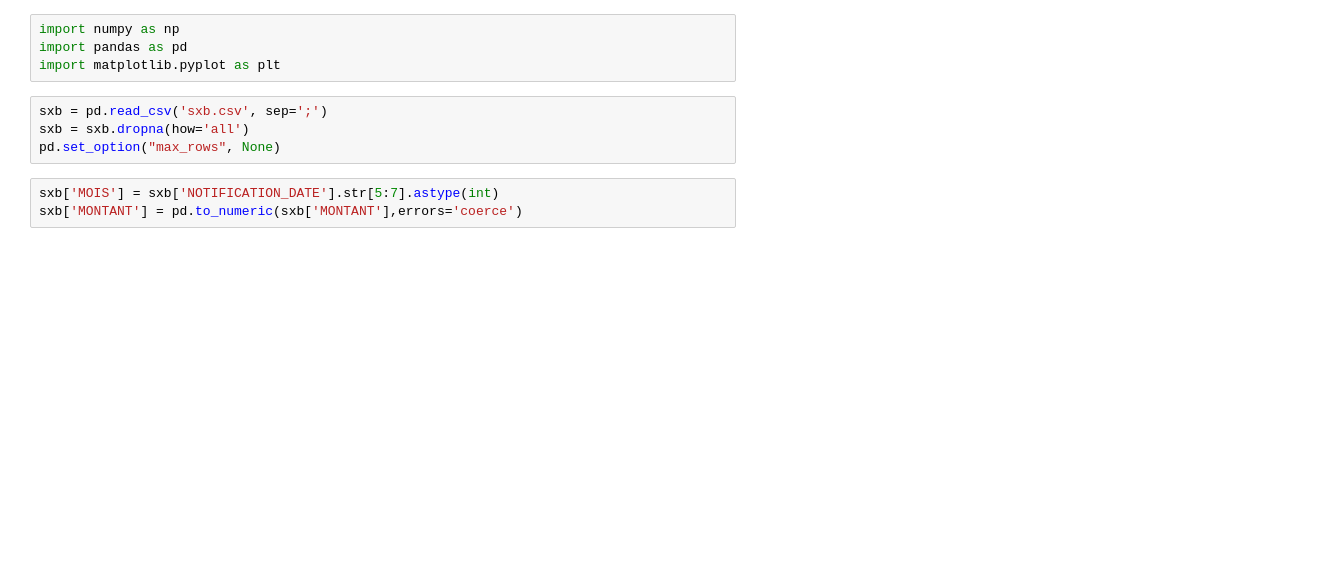
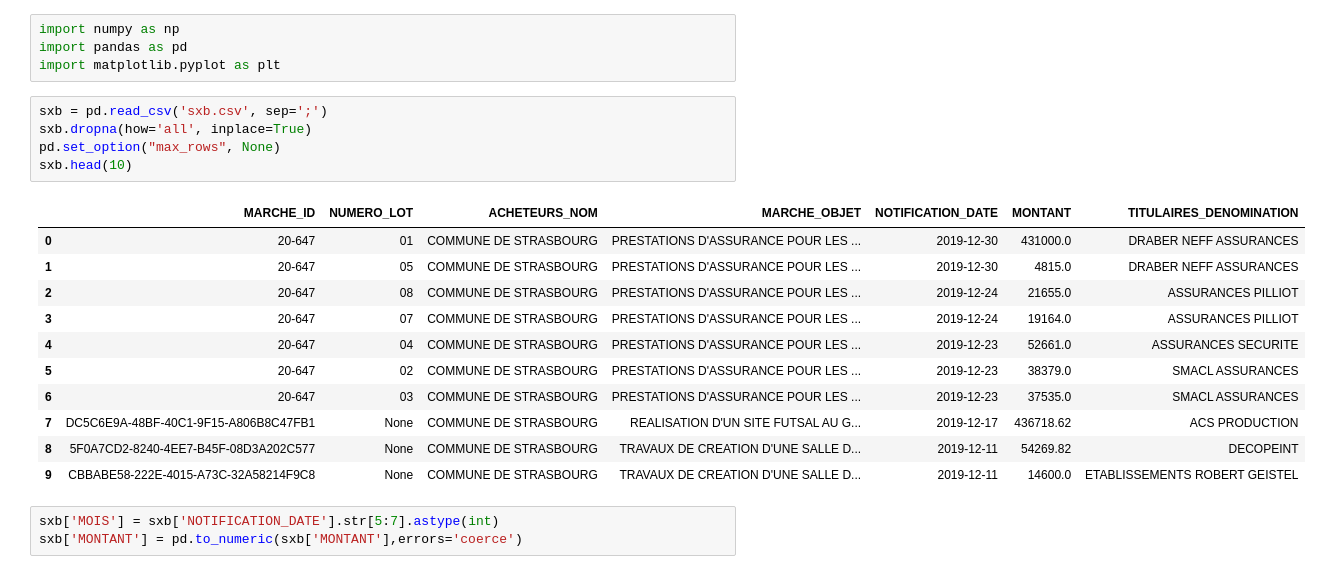
Before and after one commit to alexisskodak/Strasbourg-City-Expenses, a Jupyter notebook: achatsCommuneDeStrasbourg.ipynb, the cells around one changed output. Drawn from its saved outputs; the diff is of its cells as text; blank space fills up the shorter version.

```diff
--- a/achatsCommuneDeStrasbourg.ipynb
+++ b/achatsCommuneDeStrasbourg.ipynb
@@ -4,8 +4,21 @@ import pandas as pd
 import matplotlib.pyplot as plt
 # %%
 sxb = pd.read_csv('sxb.csv', sep=';')
-sxb = sxb.dropna(how='all')
+sxb.dropna(how='all', inplace=True)
 pd.set_option("max_rows", None)
+sxb.head(10)
+# %% [output]
+|  | MARCHE_ID | NUMERO_LOT | ACHETEURS_NOM | MARCHE_OBJET | NOTIFICATION_DATE | MONTANT | TITULAIRES_DENOMINATION |
+| 0 | 20-647 | 01 | COMMUNE DE STRASBOURG | PRESTATIONS D'ASSURANCE POUR LES ... | 2019-12-30 | 431000.0 | DRABER NEFF ASSURANCES |
+| 1 | 20-647 | 05 | COMMUNE DE STRASBOURG | PRESTATIONS D'ASSURANCE POUR LES ... | 2019-12-30 | 4815.0 | DRABER NEFF ASSURANCES |
+| 2 | 20-647 | 08 | COMMUNE DE STRASBOURG | PRESTATIONS D'ASSURANCE POUR LES ... | 2019-12-24 | 21655.0 | ASSURANCES PILLIOT |
+| 3 | 20-647 | 07 | COMMUNE DE STRASBOURG | PRESTATIONS D'ASSURANCE POUR LES ... | 2019-12-24 | 19164.0 | ASSURANCES PILLIOT |
+| 4 | 20-647 | 04 | COMMUNE DE STRASBOURG | PRESTATIONS D'ASSURANCE POUR LES ... | 2019-12-23 | 52661.0 | ASSURANCES SECURITE |
+| 5 | 20-647 | 02 | COMMUNE DE STRASBOURG | PRESTATIONS D'ASSURANCE POUR LES ... | 2019-12-23 | 38379.0 | SMACL ASSURANCES |
+| 6 | 20-647 | 03 | COMMUNE DE STRASBOURG | PRESTATIONS D'ASSURANCE POUR LES ... | 2019-12-23 | 37535.0 | SMACL ASSURANCES |
+| 7 | DC5C6E9A-48BF-40C1-9F15-A806B8C47FB1 | None | COMMUNE DE STRASBOURG | REALISATION D'UN SITE FUTSAL AU G... | 2019-12-17 | 436718.62 | ACS PRODUCTION |
+| 8 | 5F0A7CD2-8240-4EE7-B45F-08D3A202C577 | None | COMMUNE DE STRASBOURG | TRAVAUX DE CREATION D'UNE SALLE D... | 2019-12-11 | 54269.82 | DECOPEINT |
+| 9 | CBBABE58-222E-4015-A73C-32A58214F9C8 | None | COMMUNE DE STRASBOURG | TRAVAUX DE CREATION D'UNE SALLE D... | 2019-12-11 | 14600.0 | ETABLISSEMENTS ROBERT GEISTEL |
 # %%
 sxb['MOIS'] = sxb['NOTIFICATION_DATE'].str[5:7].astype(int)
 sxb['MONTANT'] = pd.to_numeric(sxb['MONTANT'],errors='coerce')
```
Also changed, not shown: parts of 6 cells of this notebook, 1 other file.
